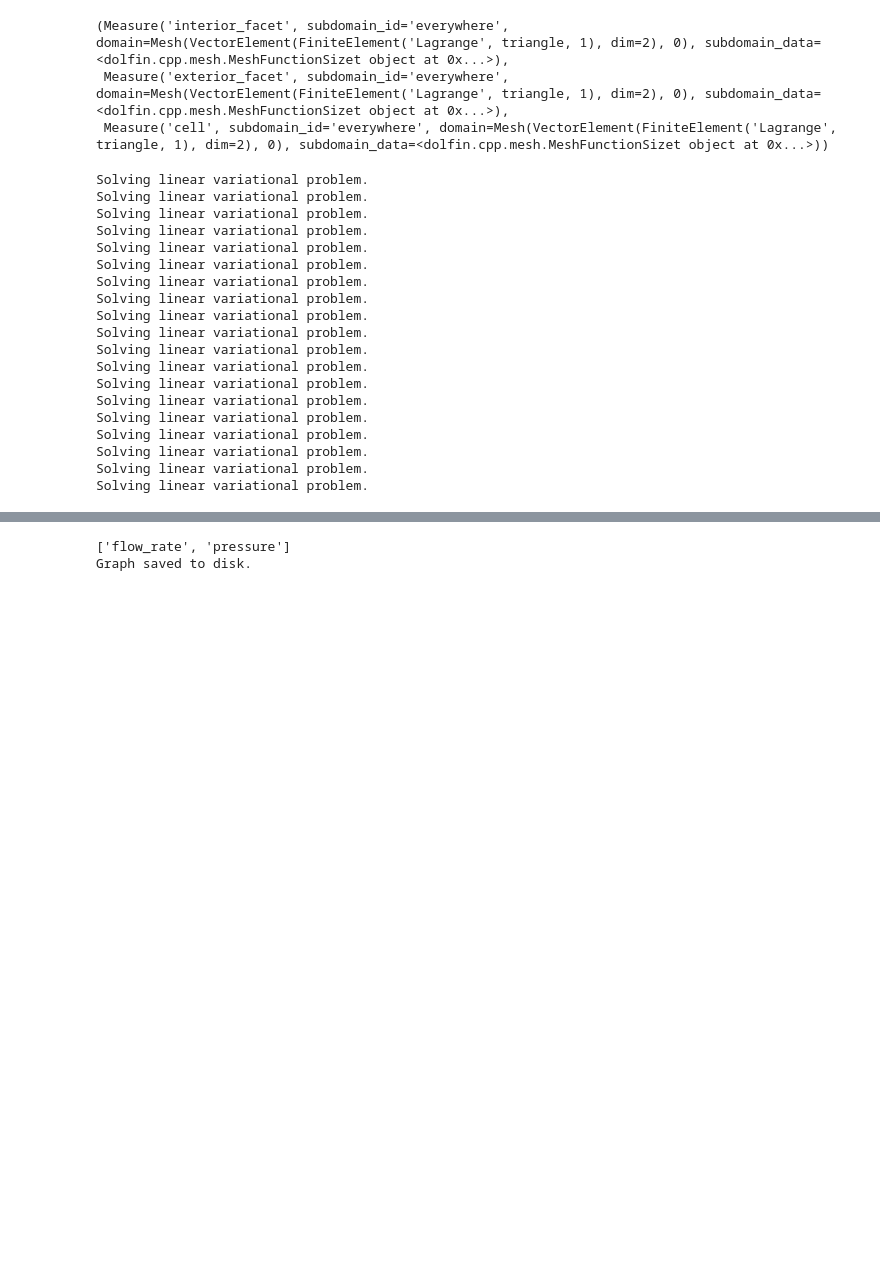
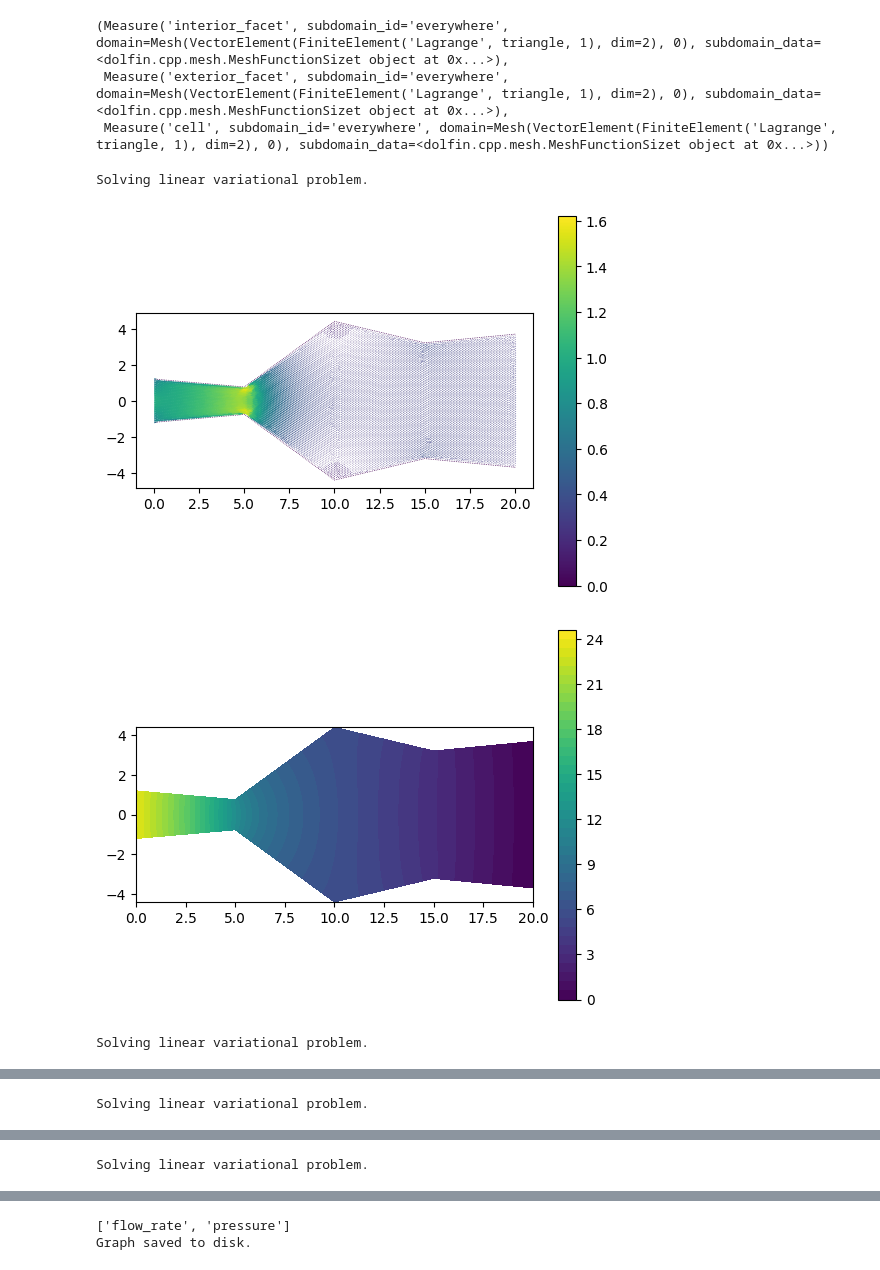
Before and after one commit to itsmebonny/pacsproj, a Jupyter notebook: bifurcation_ns.ipynb, the cells around one changed output, grey strips where cells are left out. Saved outputs shown, nothing was run; the diff lists cells and outputs as text; code cells hidden in the pictures; blank space fills up the shorter version.

```diff
--- a/bifurcation_ns.ipynb
+++ b/bifurcation_ns.ipynb
@@ -26,28 +26,24 @@ mesh_load.measure_definition()
 (Measure('interior_facet', subdomain_id='everywhere', domain=Mesh(VectorElement(FiniteElement('Lagrange', triangle, 1), dim=2), 0), subdomain_data=<dolfin.cpp.mesh.MeshFunctionSizet object at 0x...>),
  Measure('exterior_facet', subdomain_id='everywhere', domain=Mesh(VectorElement(FiniteElement('Lagrange', triangle, 1), dim=2), 0), subdomain_data=<dolfin.cpp.mesh.MeshFunctionSizet object at 0x...>),
  Measure('cell', subdomain_id='everywhere', domain=Mesh(VectorElement(FiniteElement('Lagrange', triangle, 1), dim=2), 0), subdomain_data=<dolfin.cpp.mesh.MeshFunctionSizet object at 0x...>))
-# %%
-ns = gd.Stokes(mesh_load)
-ns.solve()
-
-# ns.plot_solution()
-# %% [output]
-Solving linear variational problem.
-Solving linear variational problem.
-Solving linear variational problem.
-Solving linear variational problem.
-Solving linear variational problem.
-Solving linear variational problem.
-Solving linear variational problem.
-Solving linear variational problem.
-Solving linear variational problem.
-Solving linear variational problem.
-Solving linear variational problem.
-Solving linear variational problem.
-Solving linear variational problem.
-Solving linear variational problem.
-Solving linear variational problem.
-Solving linear variational problem.
-Solving linear variational problem.
-Solving linear variational problem.
-Solving linear variational problem.
+# %%
+V = VectorElement("P", mesh_load.mesh.ufl_cell(), 2)
+Q = FiniteElement("P", mesh_load.mesh.ufl_cell(), 1)
+rho = 1*1e3
+mu = 4*1e-6
+U0 = 0.001
+L0 = 0.001
+inflow = Expression(("(-1.0/4.0*x[1]*x[1] + 1)", " 0.0 "), degree=2)
+dt = 0.5
+T = 2
+f = Constant((0.0, 0.0))
+
+ns = gd.Stokes(mesh_load, V, Q, rho, mu, U0, L0, inflow, f, dt, T, doplot=True)
+ns.solve()
+
+# ns.plot_solution()
+# %% [output]
+Solving linear variational problem.
+[figure, added]
+[figure, added]
+Solving linear variational problem.
@@ -53,0 +52 @@ Solving linear variational problem.
+Solving linear variational problem.
@@ -53,0 +55 @@ Solving linear variational problem.
+Solving linear variational problem.
```
Also changed, not shown: parts of 2 cells of this notebook, 14 other files.
